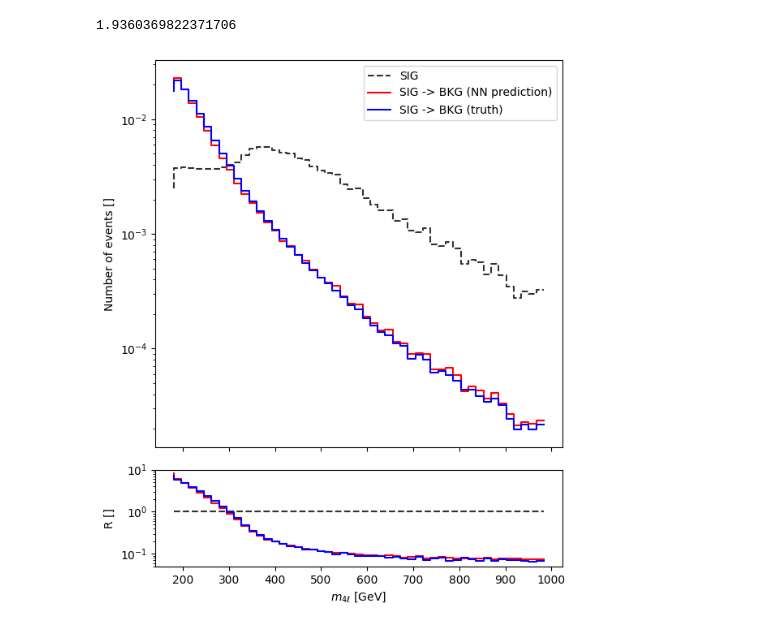
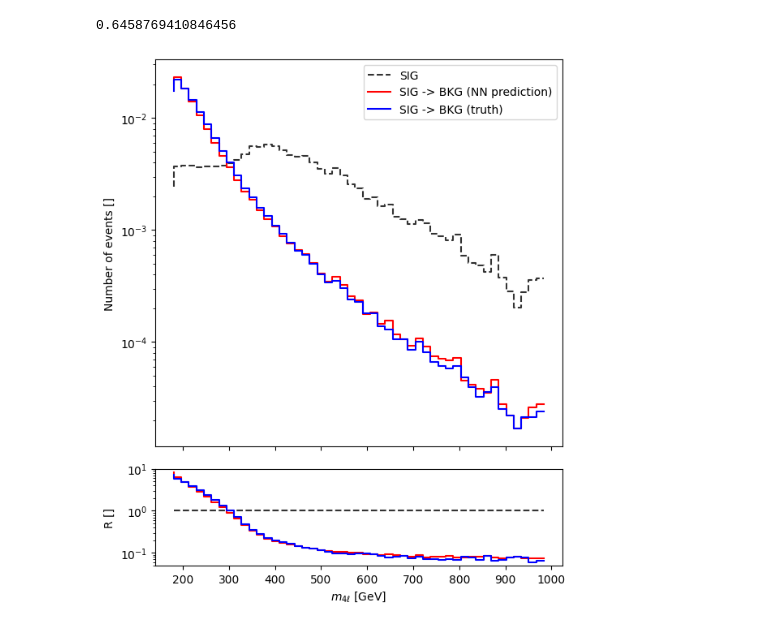
Before and after one commit to hep-cce/nsbi4hep, a Jupyter notebook: notebooks/plot-alice-reweight.ipynb, the cells around one changed output. Drawn from its saved outputs; the diff is of its cells as text; code cells hidden in the pictures.

```diff
--- a/notebooks/plot-alice-reweight.ipynb
+++ b/notebooks/plot-alice-reweight.ipynb
@@ -25,7 +25,7 @@ SCALER_FILE = 'scaler.pkl'
 CHECKPOINT_DIR = 'checkpoints'
 SAMPLE_DIR = '../..'
 
-CHECKPOINT = 'checkpoint-alice-epoch=53-val_loss=0.41.ckpt'
+CHECKPOINT = 'checkpoint-alice-epoch=51-val_loss=0.41.ckpt'
 
 VERSION = 0
 LIGHTNING_DIR = f'lightning_logs/version_{VERSION}'
@@ -34,7 +34,7 @@ COMPONENT_NUMERATOR = msq.Component.BKG
 COMPONENT_DENOMINATOR = msq.Component.SIG
 COMPONENT_FILE = msq.Component.SBI
 
-SAMPLE_SIZE = 300000
+SAMPLE_SIZE = 100000
 BATCH_SIZE = 1024
 SEED = 42
 # %%
@@ -59,7 +59,7 @@ cmp_names = {
     msq.Component.BKG : 'BKG'
 }
 # %%
-events = mcfm.from_csv(cross_section=xs[COMPONENT_FILE], file_path=os.path.join(SAMPLE_DIR, filenames[COMPONENT_FILE]), n_rows=int(SAMPLE_SIZE*1.2)).reweight(COMPONENT_FILE, COMPONENT_DENOMINATOR)
+events = sample.from_csv(cross_section=xs[COMPONENT_FILE], file_path=os.path.join(SAMPLE_DIR, filenames[COMPONENT_FILE]), n_rows=int(SAMPLE_SIZE*1.2)).reweight(COMPONENT_FILE, COMPONENT_DENOMINATOR)
 
 z_cand = zpair.ZPairCandidate(algorithm='leastsquare')
 z_masses = zpair.ZPairMassWindow(z1=(70,115), z2=(70,115))
@@ -77,7 +77,7 @@ with open(os.path.join(OUTPUT_DIR, SCALER_FILE), 'rb') as f:
 
 X_scaled = scaler.transform(X)
 # %% [output]
-1.9360369822371706
+0.6458769410846456
 # %%
 model_alice = alice.ALICE.load_from_checkpoint(os.path.join(OUTPUT_DIR, CHECKPOINT_DIR, CHECKPOINT))
 # %%
@@ -87,7 +87,7 @@ ratio_predicted = predictions/(1-predictions)
 NUMERATOR_weights_predicted = events_processed.weights.to_numpy() * ratio_predicted
 NUMERATOR_weights_reweight = events_processed.weights.to_numpy() * (events_processed.reweight(COMPONENT_DENOMINATOR, COMPONENT_NUMERATOR).probabilities.to_numpy()/events_processed.probabilities.to_numpy())
 # %%
-index = 4
+index = 7
 
 kin_var = X[:,index]
 label = ['$\mathrm{cos}(\\theta^*)$ []',
@@ -115,31 +115,31 @@ BINS=50
 hist_bkg, bins = np.histogram(kin_var, bins=BINS, range=bounds, weights=events_processed.weights)
 hist_pred, bins = np.histogram(kin_var, bins=BINS, range=bounds, weights=NUMERATOR_weights_predicted/np.sum(NUMERATOR_weights_predicted)*np.sum(NUMERATOR_weights_reweight))
 hist_rew, bins = np.histogram(kin_var, bins=BINS, range=bounds, weights=NUMERATOR_weights_reweight)
 
 fig, (ax1, ax2) = plt.subplots(2,1, gridspec_kw={'height_ratios': [4, 1]}, figsize=(6,7))
 
 ax1.set_xticklabels([])
 
 ax1.step(bins[:-1], hist_bkg, color='black', linestyle='--', label=f'{cmp_names[COMPONENT_DENOMINATOR]}', alpha=0.8)
 ax1.step(bins[:-1], hist_pred, color='r', label=f'{cmp_names[COMPONENT_DENOMINATOR]} -> {cmp_names[COMPONENT_NUMERATOR]} (NN prediction)')
 ax1.step(bins[:-1], hist_rew, color='b', label=f'{cmp_names[COMPONENT_DENOMINATOR]} -> {cmp_names[COMPONENT_NUMERATOR]} (truth)')
 
 ax1.set_ylabel('Number of events []')
 ax1.set_yscale('log')
 #ax1.set_ylim(0,10)
 
 ax1.legend()
 
 ax2.step(bins[:-1], hist_bkg/hist_bkg, color='black', linestyle='--', label=f'{cmp_names[COMPONENT_DENOMINATOR]}', alpha=0.8)
 ax2.step(bins[:-1], hist_pred/hist_bkg, color='r', label=f'{cmp_names[COMPONENT_DENOMINATOR]} -> {cmp_names[COMPONENT_NUMERATOR]} (NN prediction)')
 ax2.step(bins[:-1], hist_rew/hist_bkg, color='b', label=f'{cmp_names[COMPONENT_DENOMINATOR]} -> {cmp_names[COMPONENT_NUMERATOR]} (truth)')
 
 ax2.set_xlabel(label)
 ax2.set_ylabel('R []')
 ax2.set_yscale('log')
 ax2.set_ybound(0.05,10)
 fig.tight_layout()
 
 plt.show()
 # %% [output]
-[figure, old version]
+[figure, new version]
```
Also changed, not shown: parts of 1 cell of this notebook, 1 other file.
